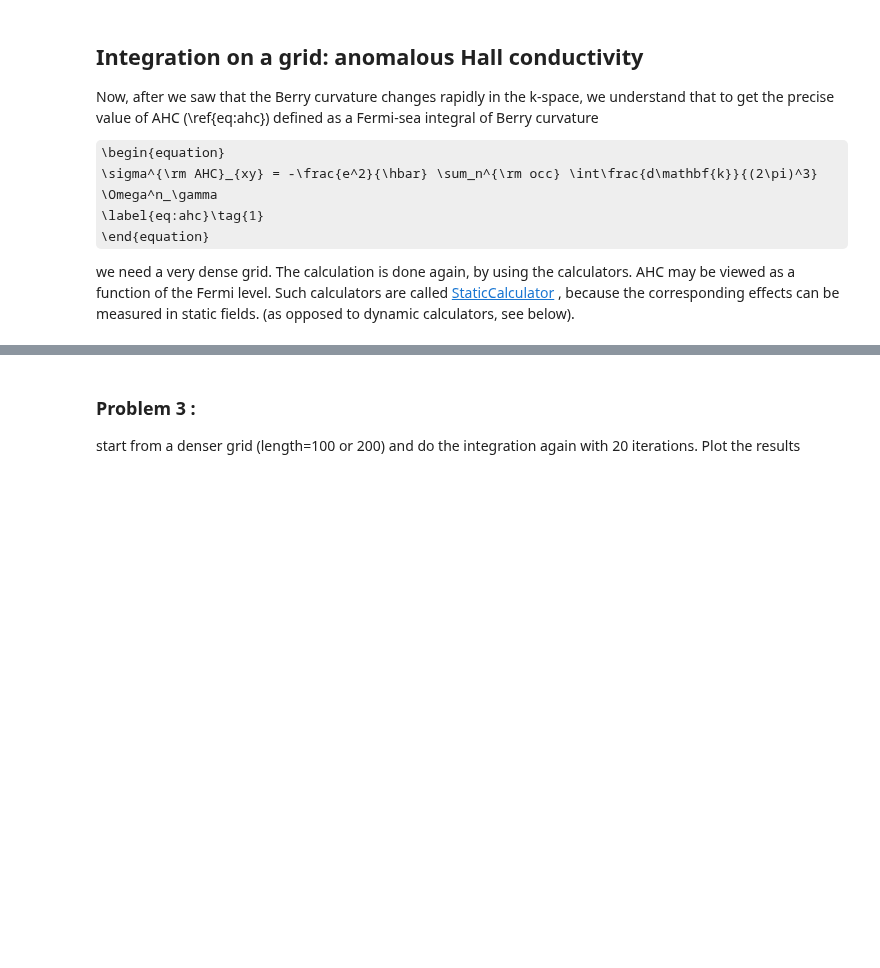
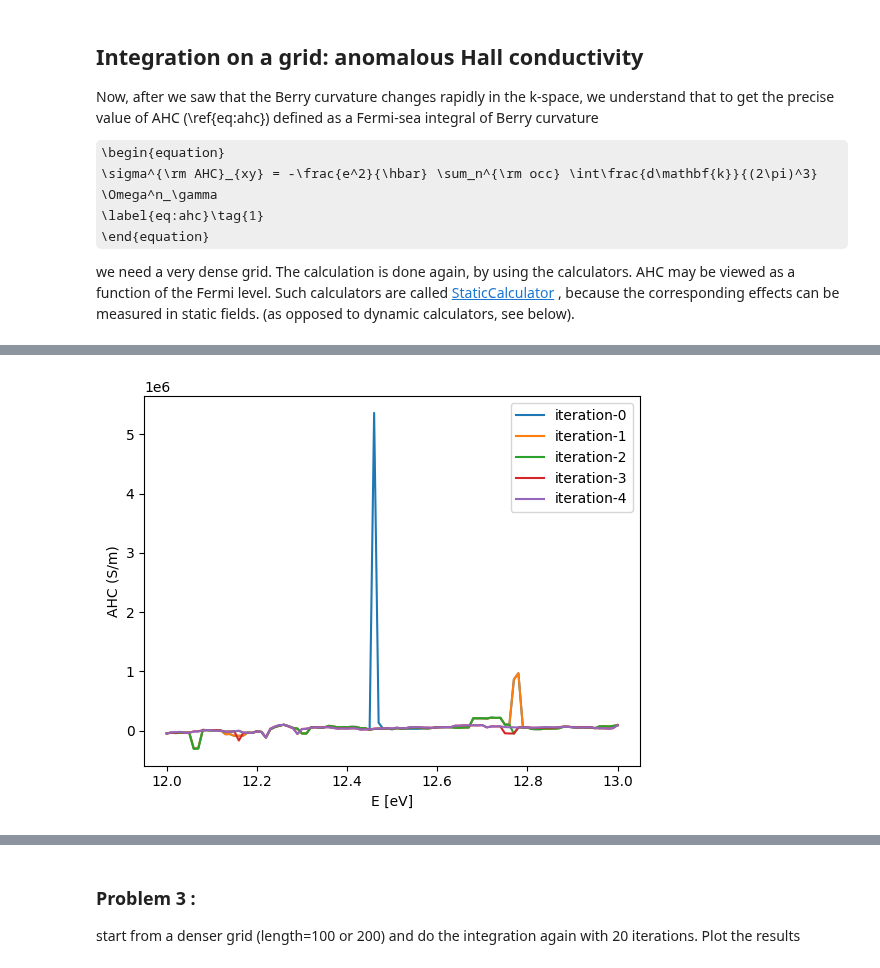
Before and after one commit to wannier-berri/WannierBerri-tutorial, a Jupyter notebook: tutorials/1_basic/tutorial-wb-basic.ipynb, the cells around one changed output, grey strips where cells are left out. Cells and saved outputs as stored; diff of their text form; code cells hidden in the pictures; some formulas as TeX source; blank space fills up the shorter version.

```diff
--- a/tutorials/1_basic/tutorial-wb-basic.ipynb
+++ b/tutorials/1_basic/tutorial-wb-basic.ipynb
@@ -318,12 +486,24 @@ result_run = wberri.run(system,
 !ls
 # %%
 #plot results from different iterations
+#plot results from different iterations
 for i in range(5):
-    a = np.loadtxt(f"Fe-ahc_iter-{i:04d}.dat")
-    plt.plot(a[:,0],a[:,3],label = f"iteration-{i}")
+    res = np.load(f"Fe-ahc_iter-{i:04d}.npz")
+    # print (list(res.keys()))
+    ef = res["Energies_0"]
+    ahc_xy = res["data"][:,2]
+    # alternatively from text files:
+    # a = np.loadtxt(f"Fe-ahc_iter-{i:04d}.dat")
+    # ef = a[:,0]
+    # ahc_xy = a[:,3]
+    plt.plot(ef,ahc_xy,label = f"iteration-{i}")
 #plt.ylim(-1000,1000)
+plt.xlabel("E [eV]")
+plt.ylabel("AHC (S/m)")
 plt.legend()
 plt.show()
+# %% [output]
+[figure, added]
 # %%
 result_run = wberri.run(system,
             grid=grid,
```
Also changed, not shown: parts of 27 cells of this notebook.
